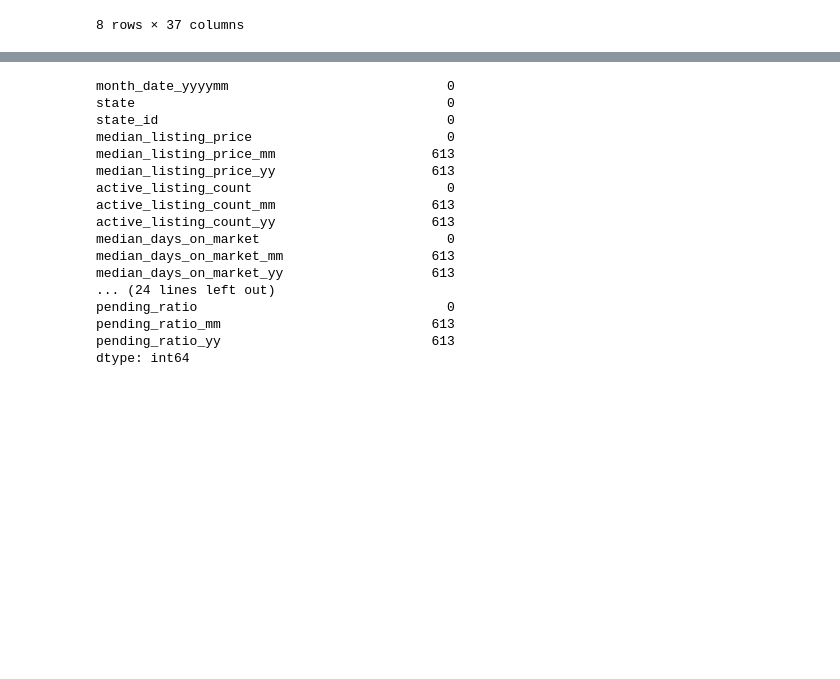
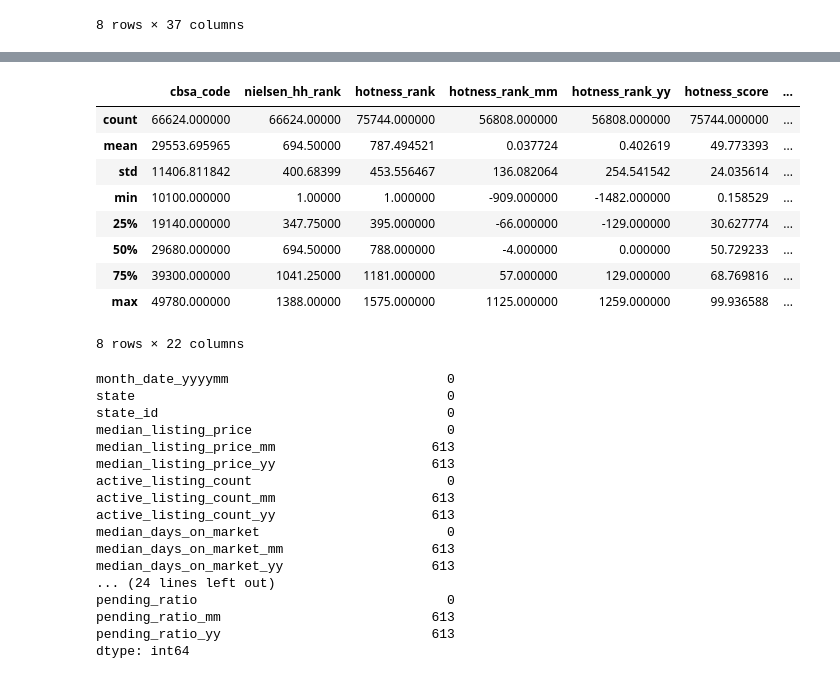
Before and after one commit to ngsudheer/timeseriesanalysis, a Jupyter notebook: Real Estate Dataset Stats.ipynb, the cells around one changed output, grey strips where cells are left out. Cells and saved outputs as stored; diff of their text form; code cells hidden in the pictures; blank space fills up the shorter version.

```diff
--- a/Real Estate Dataset Stats.ipynb
+++ b/Real Estate Dataset Stats.ipynb
@@ -2,5 +2,6 @@
 import pandas as pd
 import numpy as np
 # %%
-df = pd.read_csv("RDC_Inventory_Core_Metrics_State_History.csv")
-df
+state_df = pd.read_csv("RDC_Inventory_Core_Metrics_State_History.csv")
+zip_df = pd.read_csv("RDC_Inventory_Core_Metrics_Zip_History.csv")
+county_hist_df = pd.read_csv("RDC_Inventory_Hotness_Metrics_County_History.csv")
@@ -62 +146,14 @@ df.describe()
+# %%
+county_hist_df.describe()
+# %% [output]
+|  | cbsa_code | nielsen_hh_rank | hotness_rank | hotness_rank_mm | hotness_rank_yy | hotness_score | ... |
+| count | 66624.000000 | 66624.00000 | 75744.000000 | 56808.000000 | 56808.000000 | 75744.000000 | ... |
+| mean | 29553.695965 | 694.50000 | 787.494521 | 0.037724 | 0.402619 | 49.773393 | ... |
+| std | 11406.811842 | 400.68399 | 453.556467 | 136.082064 | 254.541542 | 24.035614 | ... |
+| min | 10100.000000 | 1.00000 | 1.000000 | -909.000000 | -1482.000000 | 0.158529 | ... |
+| 25% | 19140.000000 | 347.75000 | 395.000000 | -66.000000 | -129.000000 | 30.627774 | ... |
+| 50% | 29680.000000 | 694.50000 | 788.000000 | -4.000000 | 0.000000 | 50.729233 | ... |
+| 75% | 39300.000000 | 1041.25000 | 1181.000000 | 57.000000 | 129.000000 | 68.769816 | ... |
+| max | 49780.000000 | 1388.00000 | 1575.000000 | 1125.000000 | 1259.000000 | 99.936588 | ... |
+8 rows × 22 columns
 # %%
```
Also changed, not shown: parts of 13 cells of this notebook.
